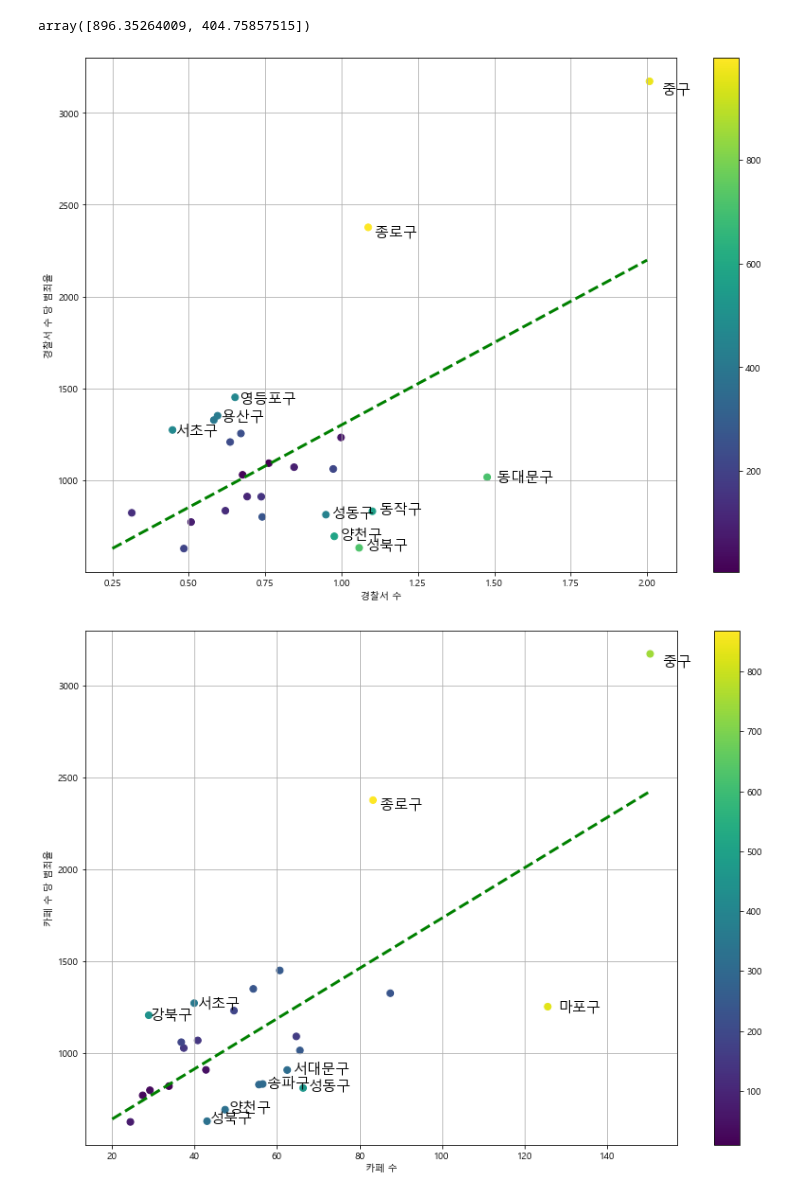
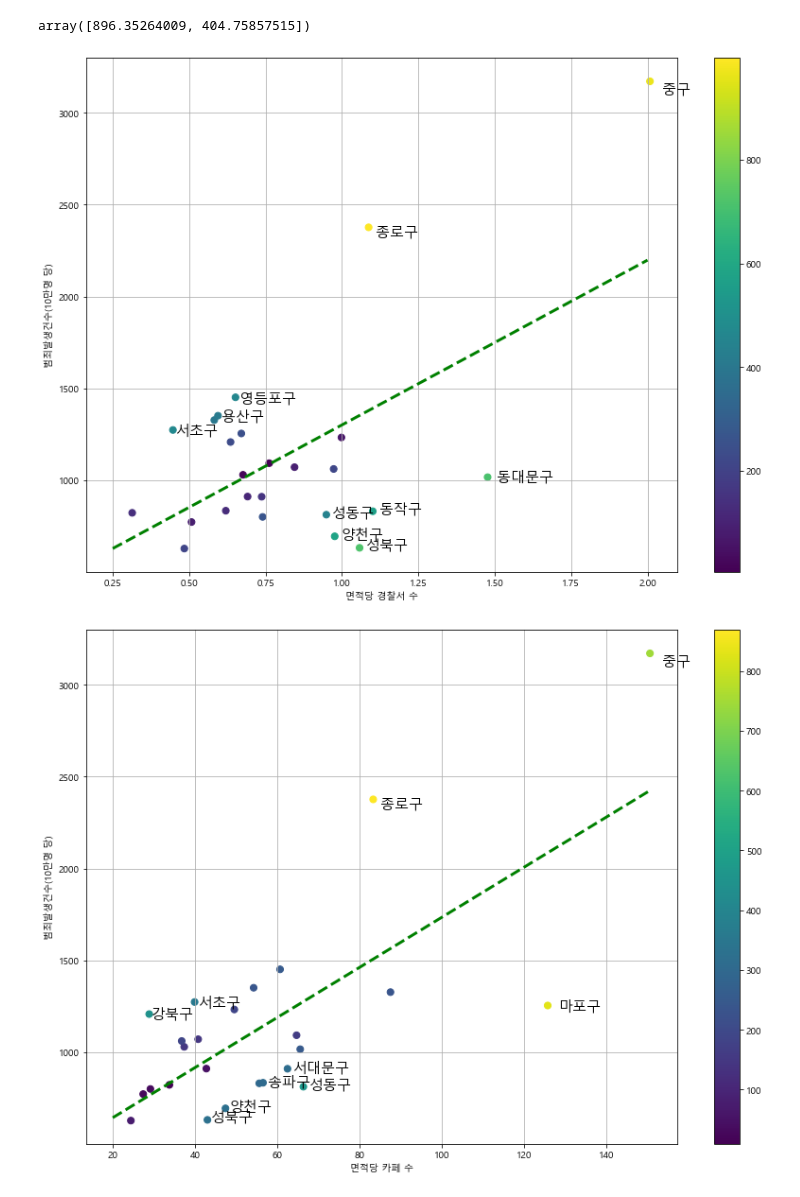
Before and after one commit to LiJell/Crime_Project, a Jupyter notebook: crime_visualization_density.ipynb, the cells around one changed output. Saved outputs shown, nothing was run; the diff lists cells and outputs as text; code cells hidden in the pictures.

```diff
--- a/crime_visualization_density.ipynb
+++ b/crime_visualization_density.ipynb
@@ -15,7 +15,7 @@ crime_data.head()
 # %%
 crime_data.drop(columns='기간', inplace=True)
 # %%
-crime_data['범죄율(10만명 당)'] = crime_data['범죄발생건수'] / crime_data['인구 수(명)'] * 100000
+crime_data['범죄발생건수(10만명 당)'] = crime_data['범죄발생건수'] / crime_data['인구 수(명)'] * 100000
 crime_data.head()
 # %% [output]
 |  | 자치구 | 인구 수(명) | 면적(㎢) | 범죄발생건수 | 경찰관서 수 | 소방관서 수 | 카페 수 | 편의점 수 | 공원 수 | 버스정류장 수 | 가로등 수 | ... |
@@ -24,12 +24,3 @@ crime_data.head()
 | 2 | 강북구 | 317695 | 23.60 | 3838 | 15 | 5 | 681 | 266 | 82 | 451 | 4339 | ... |
 | 3 | 강서구 | 598273 | 41.44 | 4924 | 13 | 7 | 1399 | 518 | 170 | 604 | 8919 | ... |
 | 4 | 관악구 | 517334 | 29.57 | 5328 | 20 | 5 | 1105 | 430 | 110 | 482 | 5304 | ... |
-# %%
-crime_data['경찰관서 수'] = crime_data['경찰관서 수'] / crime_data['면적(㎢)']
-crime_data['소방관서 수'] = crime_data['소방관서 수'] / crime_data['면적(㎢)']
-crime_data['카페 수'] = crime_data['카페 수'] / crime_data['면적(㎢)']
-crime_data['편의점 수'] = crime_data['편의점 수'] / crime_data['면적(㎢)']
-crime_data['공원 수'] = crime_data['공원 수'] / crime_data['면적(㎢)']
-crime_data['버스정류장 수'] = crime_data['버스정류장 수'] / crime_data['면적(㎢)']
-crime_data['가로등 수'] = crime_data['가로등 수'] / crime_data['면적(㎢)']
-crime_data['ATM 수'] = crime_data['ATM 수'] / crime_data['면적(㎢)']
@@ -37,0 +27,11 @@ crime_data.drop(columns=['면적(㎢)'], inplace=True)
+# %%
+crime_data['면적당_경찰관서_수'] = crime_data['경찰관서 수'] / crime_data['면적(㎢)']
+crime_data['면적당_소방관서_수'] = crime_data['소방관서 수'] / crime_data['면적(㎢)']
+crime_data['면적당_카페_수'] = crime_data['카페 수'] / crime_data['면적(㎢)']
+crime_data['면적당_편의점_수'] = crime_data['편의점 수'] / crime_data['면적(㎢)']
+crime_data['면적당_공원_수'] = crime_data['공원 수'] / crime_data['면적(㎢)']
+crime_data['면적당_버스정류장_수'] = crime_data['버스정류장 수'] / crime_data['면적(㎢)']
+crime_data['면적당_가로등_수'] = crime_data['가로등 수'] / crime_data['면적(㎢)']
+crime_data['면적당_ATM_수'] = crime_data['ATM 수'] / crime_data['면적(㎢)']
+
+crime_data
@@ -121,29 +144,29 @@ fp2
 # %% [output]
 array([896.35264009, 404.75857515])
 # %%
-fp2 = np.polyfit(crime_data['경찰관서 수'], crime_data['범죄율(10만명 당)'], 1)
+fp2 = np.polyfit(crime_data['면적당_경찰관서_수'], crime_data['범죄발생건수(10만명 당)'], 1)
 
 f2 = np.poly1d(fp2)
 fx2 = np.linspace(0.25, 2, 10)
 
 
-crime_data['경찰서 오차'] = np.abs(crime_data['범죄율(10만명 당)'] - f2(crime_data['경찰관서 수']))
+crime_data['경찰서_오차'] = np.abs(crime_data['범죄발생건수(10만명 당)'] - f2(crime_data['면적당_경찰관서_수']))
 
-df_sort = crime_data.sort_values(by = '경찰서 오차', ascending=False)
+df_sort = crime_data.sort_values(by = '경찰서_오차', ascending=False)
 # %%
 plt.figure(figsize = (14,10))
-plt.scatter(crime_data['경찰관서 수'], crime_data['범죄율(10만명 당)'], c=crime_data['경찰서 오차'], s= 50)
+plt.scatter(crime_data['면적당_경찰관서_수'], crime_data['범죄발생건수(10만명 당)'], c=crime_data['경찰서_오차'], s= 50)
 plt.plot(fx2, f2(fx2), ls = '--', lw=3, color='g')
 
 for n in range(10):
-    plt.text(df_sort['경찰관서 수'][n]*1.02, df_sort['범죄율(10만명 당)'][n]*0.98, df_sort.index[n], fontsize = 15)
+    plt.text(df_sort['면적당_경찰관서_수'][n]*1.02, df_sort['범죄발생건수(10만명 당)'][n]*0.98, df_sort.index[n], fontsize = 15)
 
-plt.xlabel('경찰서 수')
-plt.ylabel('경찰서 수 당 범죄율')
+plt.xlabel('면적당 경찰서 수')
+plt.ylabel('범죄발생건수(10만명 당)')
 
 plt.colorbar()
 plt.grid()
 plt.show()
 # %% [output]
-[figure, old version]
+[figure, new version]
 # %%
@@ -158,17 +181,17 @@ df_sort = crime_data.sort_values(by = '카페 오차', ascending=False)
 # %%
 plt.figure(figsize = (14,10))
-plt.scatter(crime_data['카페 수'], crime_data['범죄율(10만명 당)'], c=crime_data['카페 오차'], s= 50)
+plt.scatter(crime_data['면적당_카페_수'], crime_data['범죄발생건수(10만명 당)'], c=crime_data['카페_오차'], s= 50)
 plt.plot(fx3, f3(fx3), ls = '--', lw=3, color='g')
 
 for n in range(10):
-    plt.text(df_sort['카페 수'][n]*1.02, df_sort['범죄율(10만명 당)'][n]*0.98, df_sort.index[n], fontsize = 15)
+    plt.text(df_sort['면적당_카페_수'][n]*1.02, df_sort['범죄발생건수(10만명 당)'][n]*0.98, df_sort.index[n], fontsize = 15)
 
-plt.xlabel('카페 수')
-plt.ylabel('카페 수 당 범죄율')
+plt.xlabel('면적당 카페 수')
+plt.ylabel('범죄발생건수(10만명 당)')
 
 plt.colorbar()
 plt.grid()
 plt.show()
 # %% [output]
-[figure, old version]
+[figure, new version]
 # %%
```
Also changed, not shown: parts of 24 cells of this notebook.
